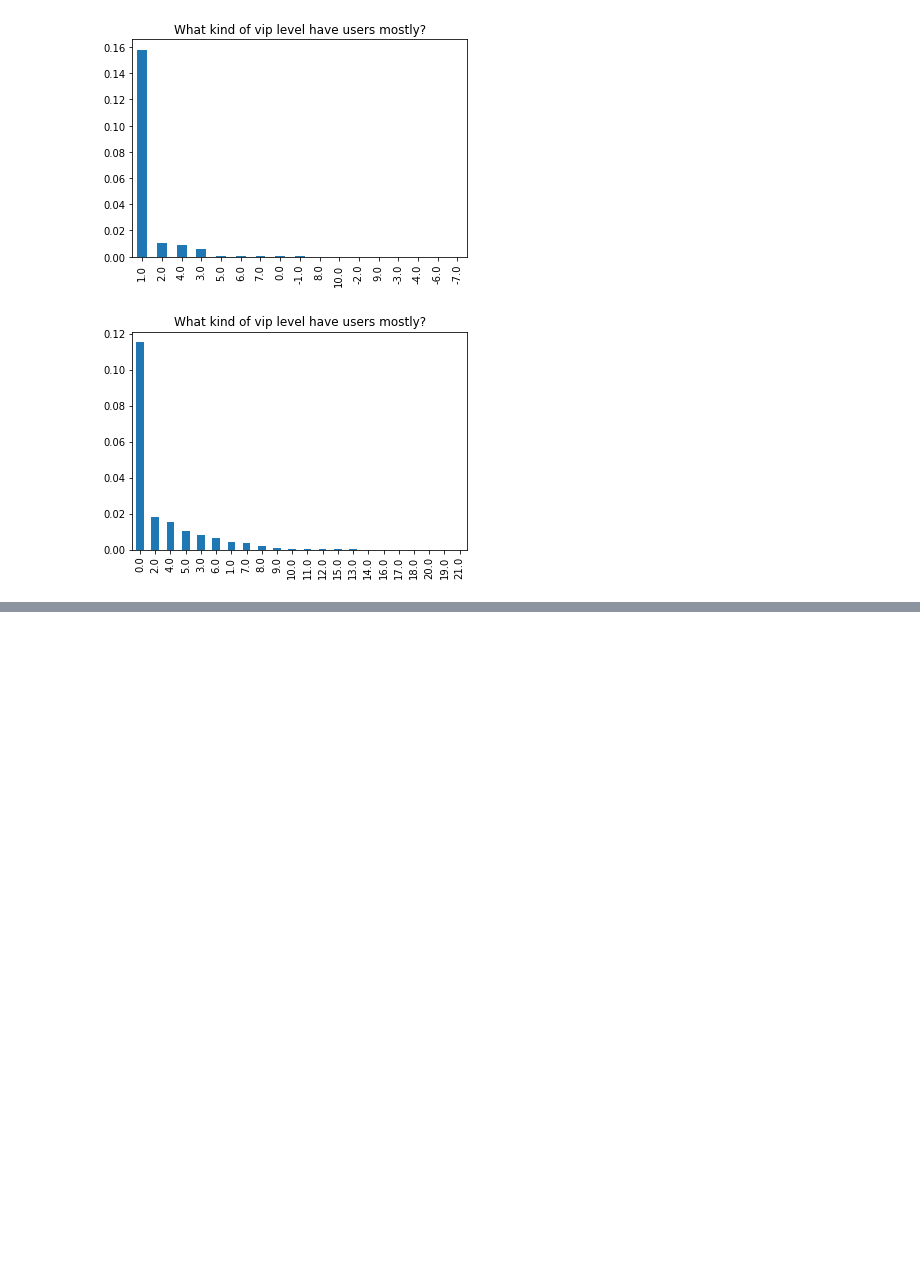
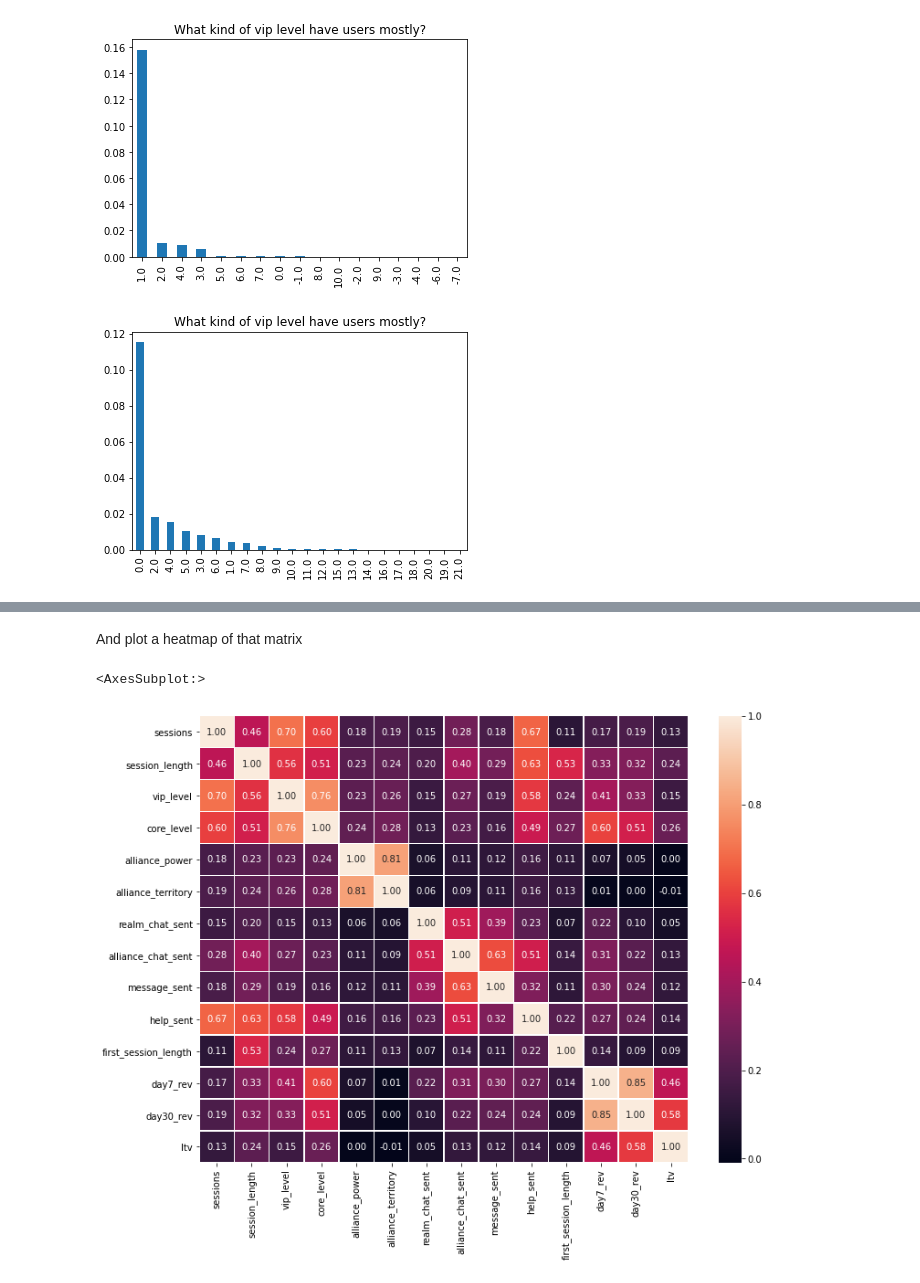
Before and after one commit to eugtanchik/tilting-point, a Jupyter notebook: ltv_prediction.ipynb, the cells around one changed output, grey strips where cells are left out. Cells and saved outputs as stored; diff of their text form; code cells hidden in the pictures; blank space fills up the shorter version.

```diff
--- a/ltv_prediction.ipynb
+++ b/ltv_prediction.ipynb
@@ -144,0 +154,16 @@ corr
+# %% [markdown]
+And plot a heatmap of that matrix
+# %%
+fig, ax = plt.subplots(figsize=(12, 9))
+sns.heatmap(
+    corr,
+    xticklabels=corr.columns,
+    yticklabels=corr.columns,
+    annot=True,
+    fmt='.2f',
+    linewidths=.5,
+    ax=ax
+)
+# %% [output]
+<AxesSubplot:>
+[figure, added]
```
Also changed, not shown: parts of 35 cells of this notebook.
